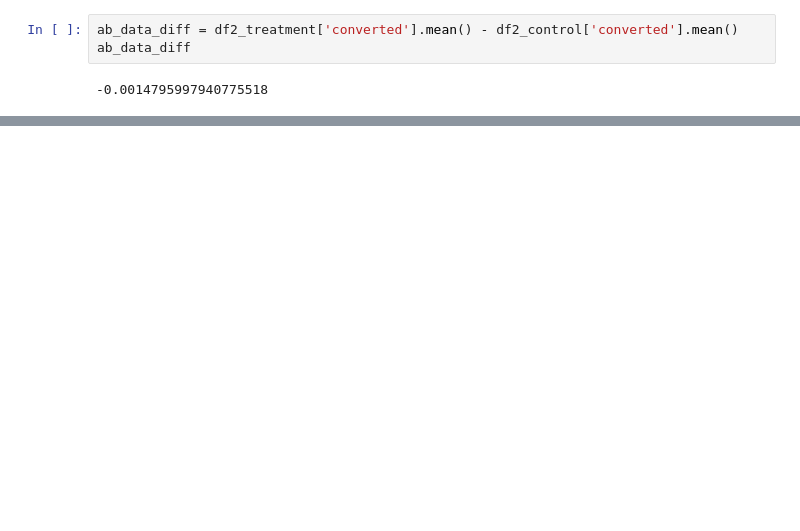
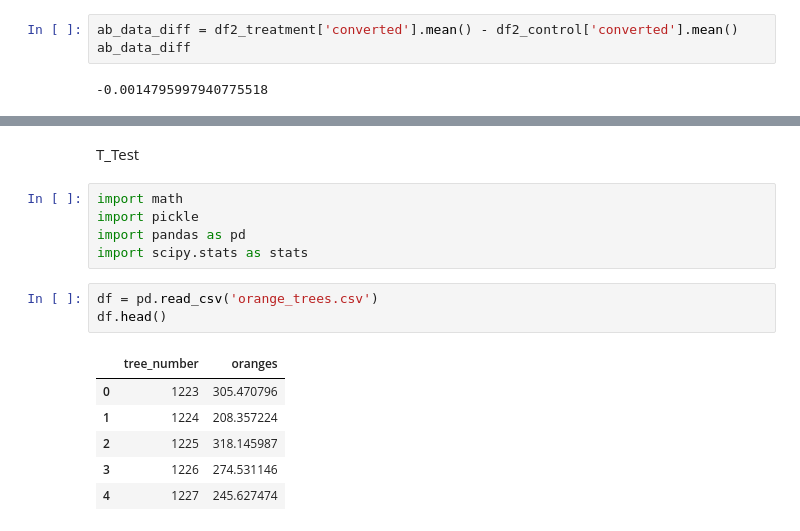
Before and after one commit to Sina-mjd/Data-Science-Learning-Journey, a Jupyter notebook: 03-Inferential_Statistics/03_inferential_stats.ipynb, the cells around one changed output, grey strips where cells are left out. Drawn from its saved outputs; the diff is of its cells as text; blank space fills up the shorter version.

```diff
--- a/03-Inferential_Statistics/03_inferential_stats.ipynb
+++ b/03-Inferential_Statistics/03_inferential_stats.ipynb
@@ -430,0 +432,17 @@ plt.axvline(x=higth, color='r')
+# %% [markdown]
+T_Test
+# %%
+import math
+import pickle
+import pandas as pd
+import scipy.stats as stats
+# %%
+df = pd.read_csv('orange_trees.csv')
+df.head()
+# %% [output]
+|  | tree_number | oranges |
+| 0 | 1223 | 305.470796 |
+| 1 | 1224 | 208.357224 |
+| 2 | 1225 | 318.145987 |
+| 3 | 1226 | 274.531146 |
+| 4 | 1227 | 245.627474 |
```
Also changed, not shown: parts of 24 cells of this notebook, 1 other file.
